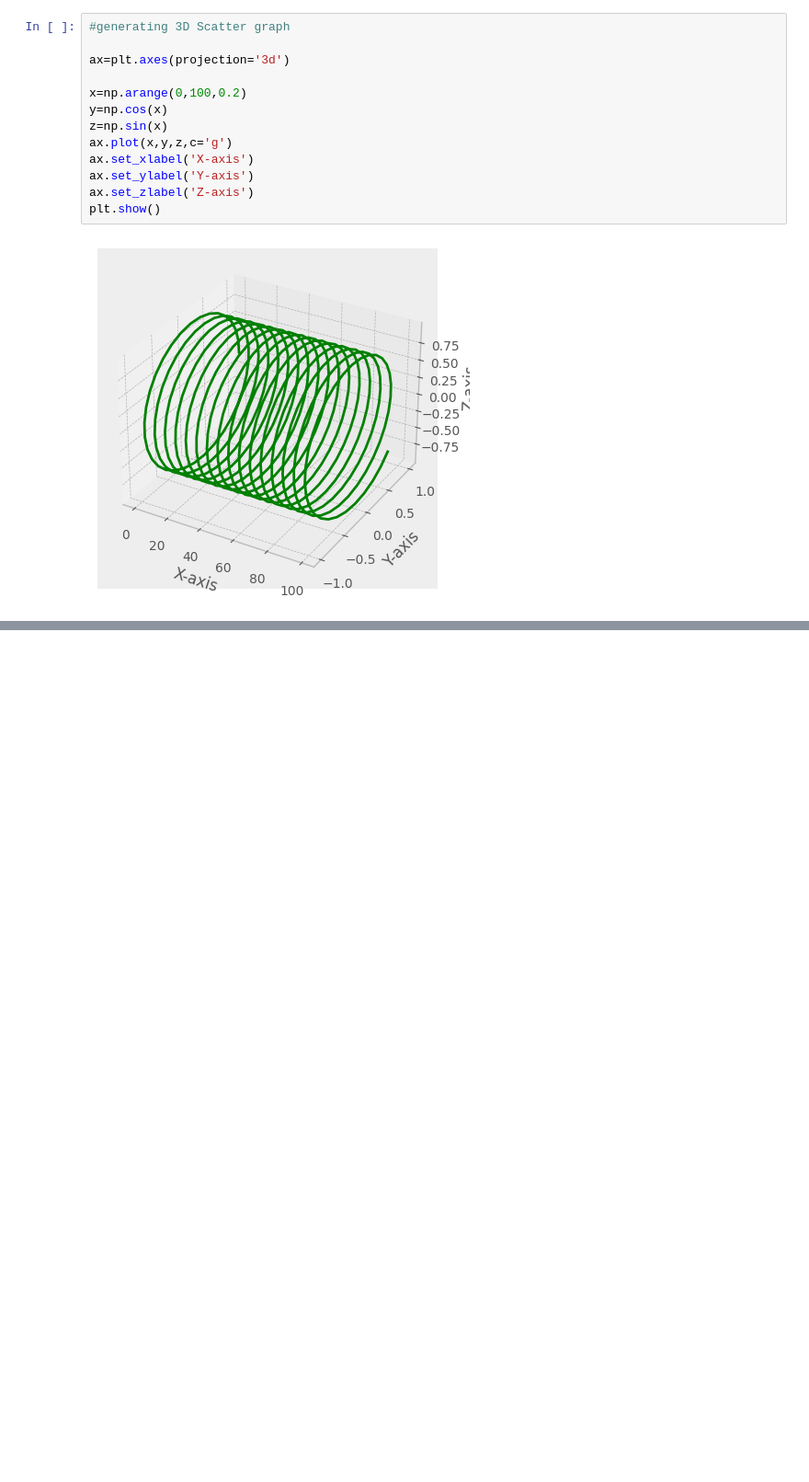
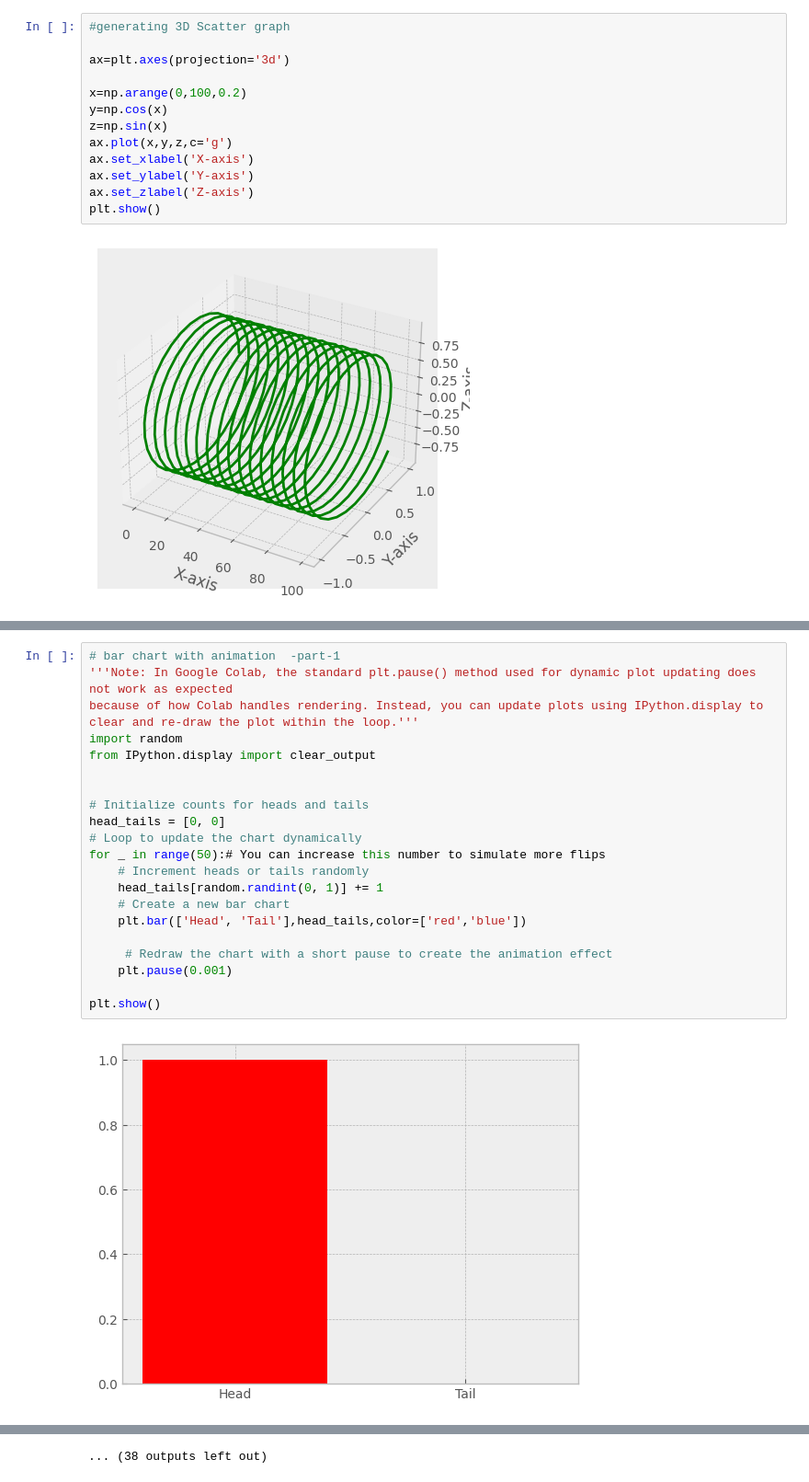
Before and after one commit to AlkaAttri/Data-Visualization, a Jupyter notebook: Matplotlib_charts_tutorial/Matplotlib_tutorial.ipynb, the cells around one changed output, grey strips where cells are left out. Shown at 92% size. Saved outputs shown, nothing was run; the diff lists cells and outputs as text; blank space fills up the shorter version.

```diff
--- a/Matplotlib_charts_tutorial/Matplotlib_tutorial.ipynb
+++ b/Matplotlib_charts_tutorial/Matplotlib_tutorial.ipynb
@@ -397,3 +399,26 @@ ax.set_zlabel('Z-axis')
 # %% [output]
 Text(0.5, 0, 'Z-axis')
 [figure]
+# %%
+# bar chart with animation  -part-1
+'''Note: In Google Colab, the standard plt.pause() method used for dynamic plot updating does not work as expected
+because of how Colab handles rendering. Instead, you can update plots using IPython.display to clear and re-draw the plot within the loop.'''
+import random
+from IPython.display import clear_output
+
+
+# Initialize counts for heads and tails
+head_tails = [0, 0]
+# Loop to update the chart dynamically
+for _ in range(50):# You can increase this number to simulate more flips
+    # Increment heads or tails randomly
+    head_tails[random.randint(0, 1)] += 1
+    # Create a new bar chart
+    plt.bar(['Head', 'Tail'],head_tails,color=['red','blue'])
+
+     # Redraw the chart with a short pause to create the animation effect
+    plt.pause(0.001)
+
+plt.show()
+# %% [output]
+[figure, added]
@@ -399,0 +436 @@ Text(0.5, 0, 'Z-axis')
+... (38 outputs left out)
```
Also changed, not shown: parts of 24 cells of this notebook.
